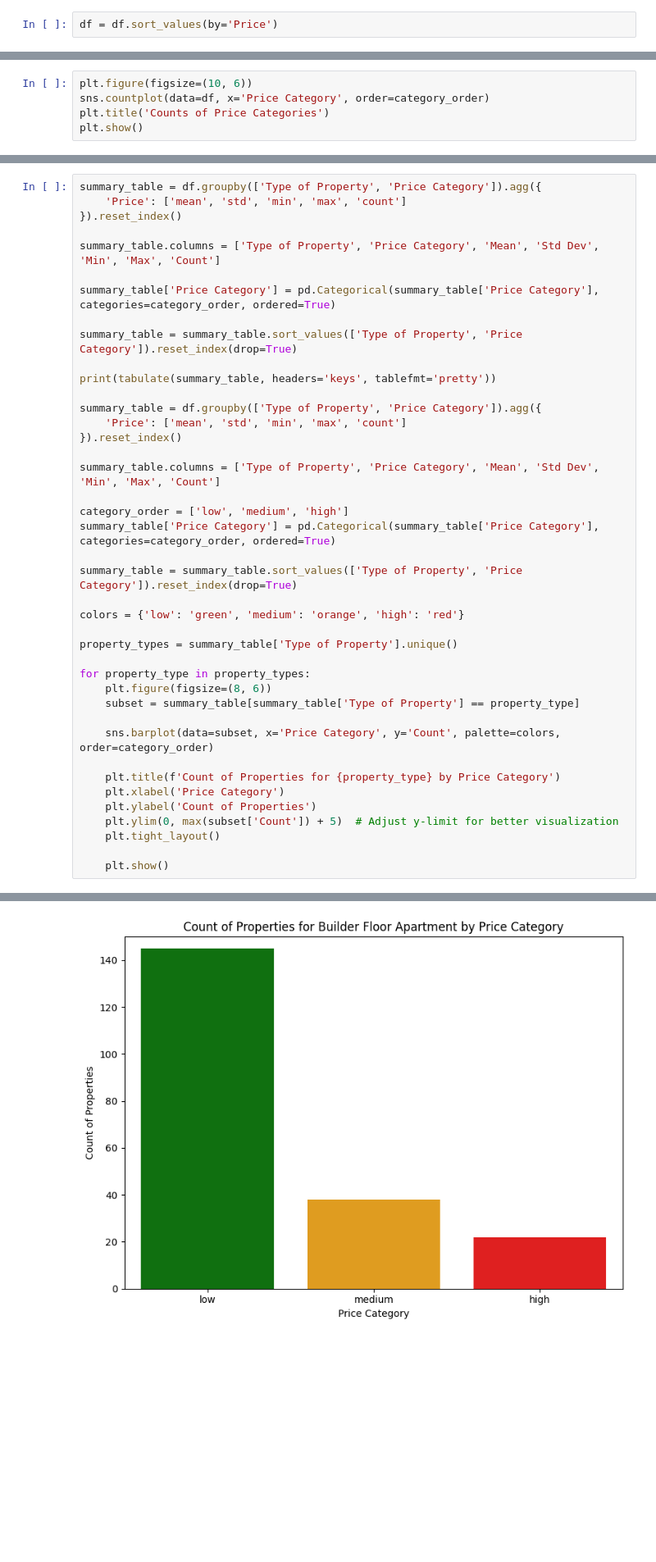
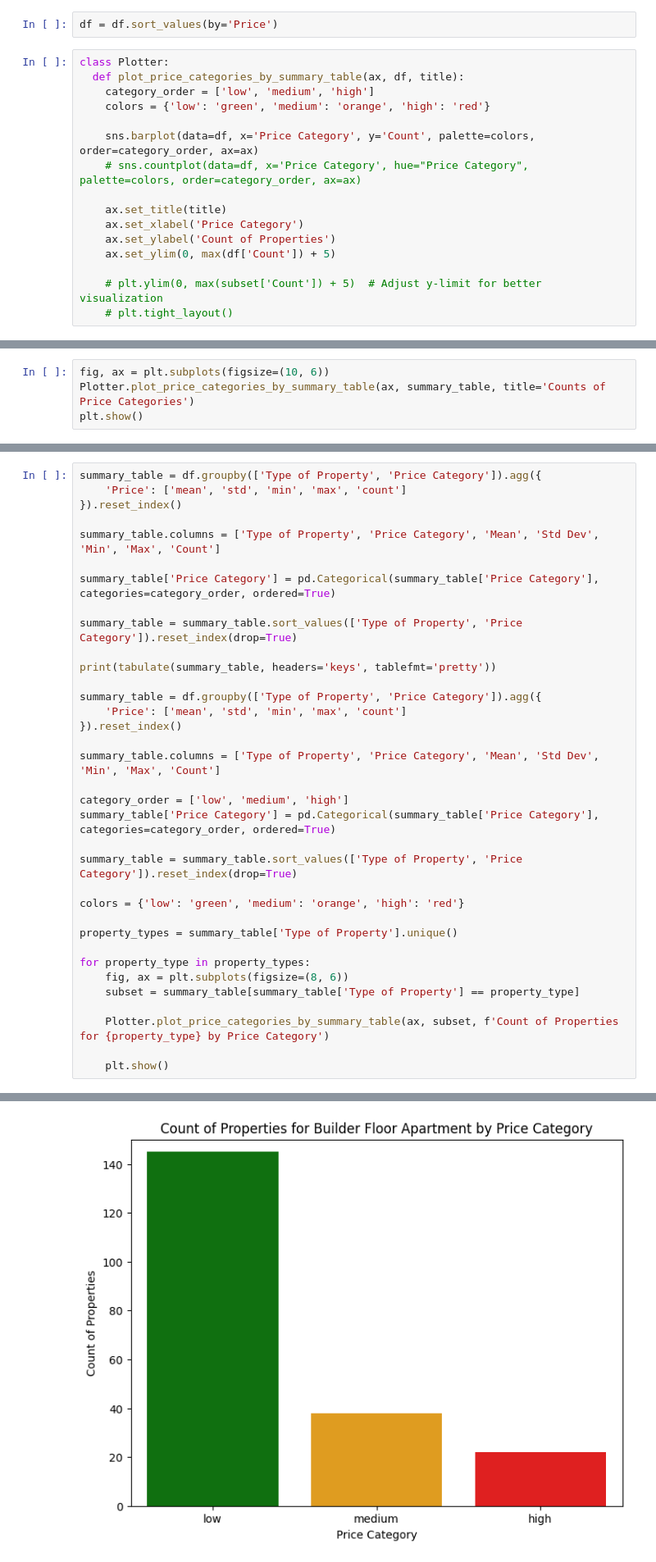
Before and after one commit to Data-Analytics-IIITH/Data-Visualization, a Jupyter notebook: assignment1_3.ipynb, the cells around one changed output, grey strips where cells are left out. Shown: that part at 82% size. Cells and saved outputs as stored; diff of their text form; blank space fills up the shorter version.

Commit message:
Refactored plotting into different class

````diff
--- a/assignment1_3.ipynb
+++ b/assignment1_3.ipynb
@@ -42,6 +42,22 @@ df.describe()
 8 rows × 105 columns
 # %%
 df = df.sort_values(by='Price')
+# %%
+class Plotter:
+  def plot_price_categories_by_summary_table(ax, df, title):
+    category_order = ['low', 'medium', 'high']
+    colors = {'low': 'green', 'medium': 'orange', 'high': 'red'}
+
+    sns.barplot(data=df, x='Price Category', y='Count', palette=colors, order=category_order, ax=ax)
+    # sns.countplot(data=df, x='Price Category', hue="Price Category", palette=colors, order=category_order, ax=ax)
+
+    ax.set_title(title)
+    ax.set_xlabel('Price Category')
+    ax.set_ylabel('Count of Properties')
+    ax.set_ylim(0, max(df['Count']) + 5)
+
+    # plt.ylim(0, max(subset['Count']) + 5)  # Adjust y-limit for better visualization
+    # plt.tight_layout()
 # %% [markdown]
 # Task 1
 ```
@@ -81,7 +97,6 @@ print(tabulate(summary_table, headers='keys', tablefmt='pretty'))
 +---+----------------+--------------------+--------------------+------------+---------------+-------+
 # %%
-plt.figure(figsize=(10, 6))
-sns.countplot(data=df, x='Price Category', order=category_order)
-plt.title('Counts of Price Categories')
+fig, ax = plt.subplots(figsize=(10, 6))
+Plotter.plot_price_categories_by_summary_table(ax, summary_table, title='Counts of Price Categories')
 plt.show()
 # %% [output]
@@ -120,16 +138,10 @@ colors = {'low': 'green', 'medium': 'orange', 'high': 'red'}
 property_types = summary_table['Type of Property'].unique()
 
 for property_type in property_types:
-    plt.figure(figsize=(8, 6))
+    fig, ax = plt.subplots(figsize=(8, 6))
     subset = summary_table[summary_table['Type of Property'] == property_type]
 
-    sns.barplot(data=subset, x='Price Category', y='Count', palette=colors, order=category_order)
-
-    plt.title(f'Count of Properties for {property_type} by Price Category')
-    plt.xlabel('Price Category')
-    plt.ylabel('Count of Properties')
-    plt.ylim(0, max(subset['Count']) + 5)  # Adjust y-limit for better visualization
-    plt.tight_layout()
+    Plotter.plot_price_categories_by_summary_table(ax, subset, f'Count of Properties for {property_type} by Price Category')
 
     plt.show()
 # %% [output]
@@ -162,3 +174,3 @@ Passing `palette` without assigning `hue` is deprecated and will be removed in v
-[figure, old version]
+[figure, new version]
 Passing `palette` without assigning `hue` is deprecated and will be removed in v0.14.0. Assign the `x` variable to `hue` and set `legend=False` for the same effect.
 
````
Also changed, not shown: parts of 5 cells of this notebook.
